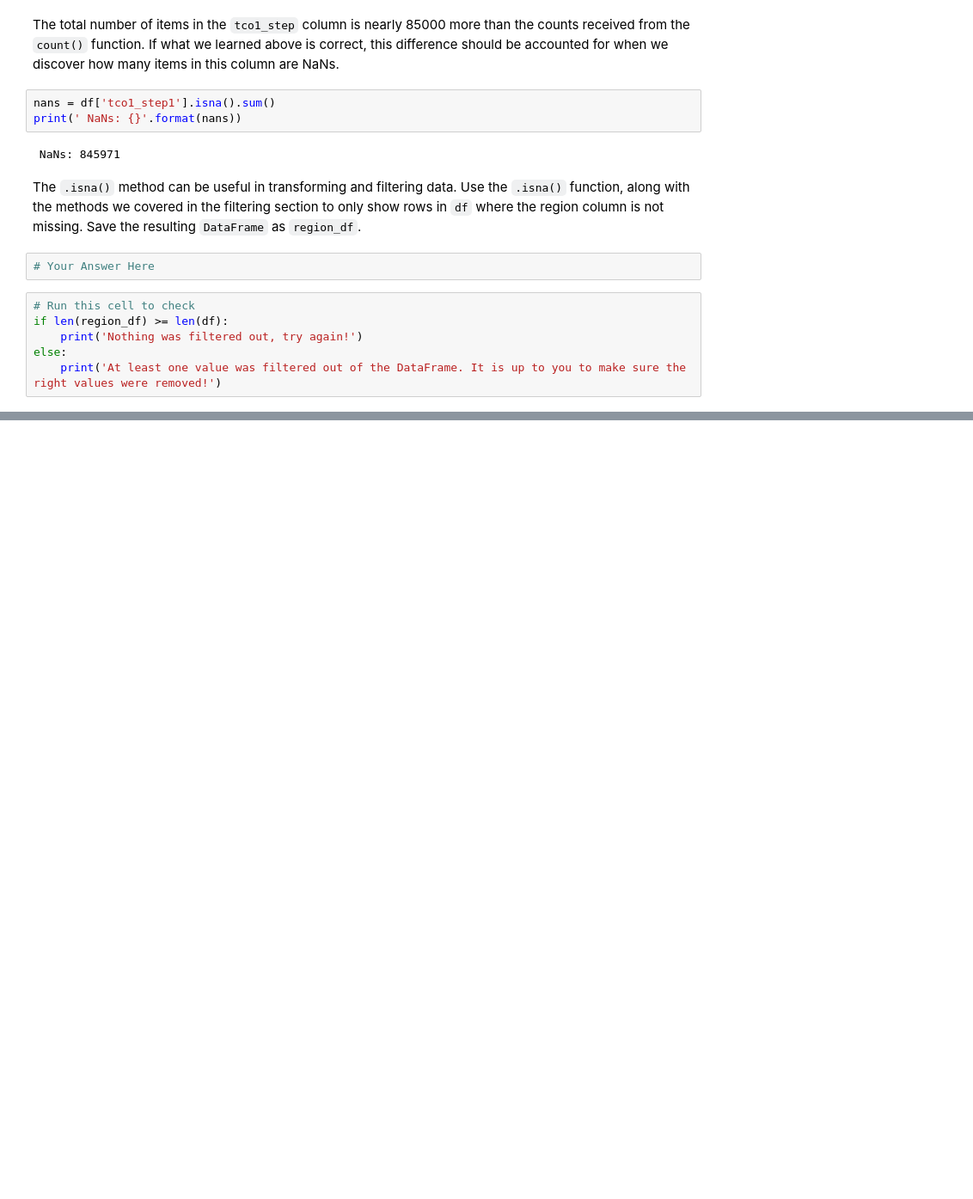
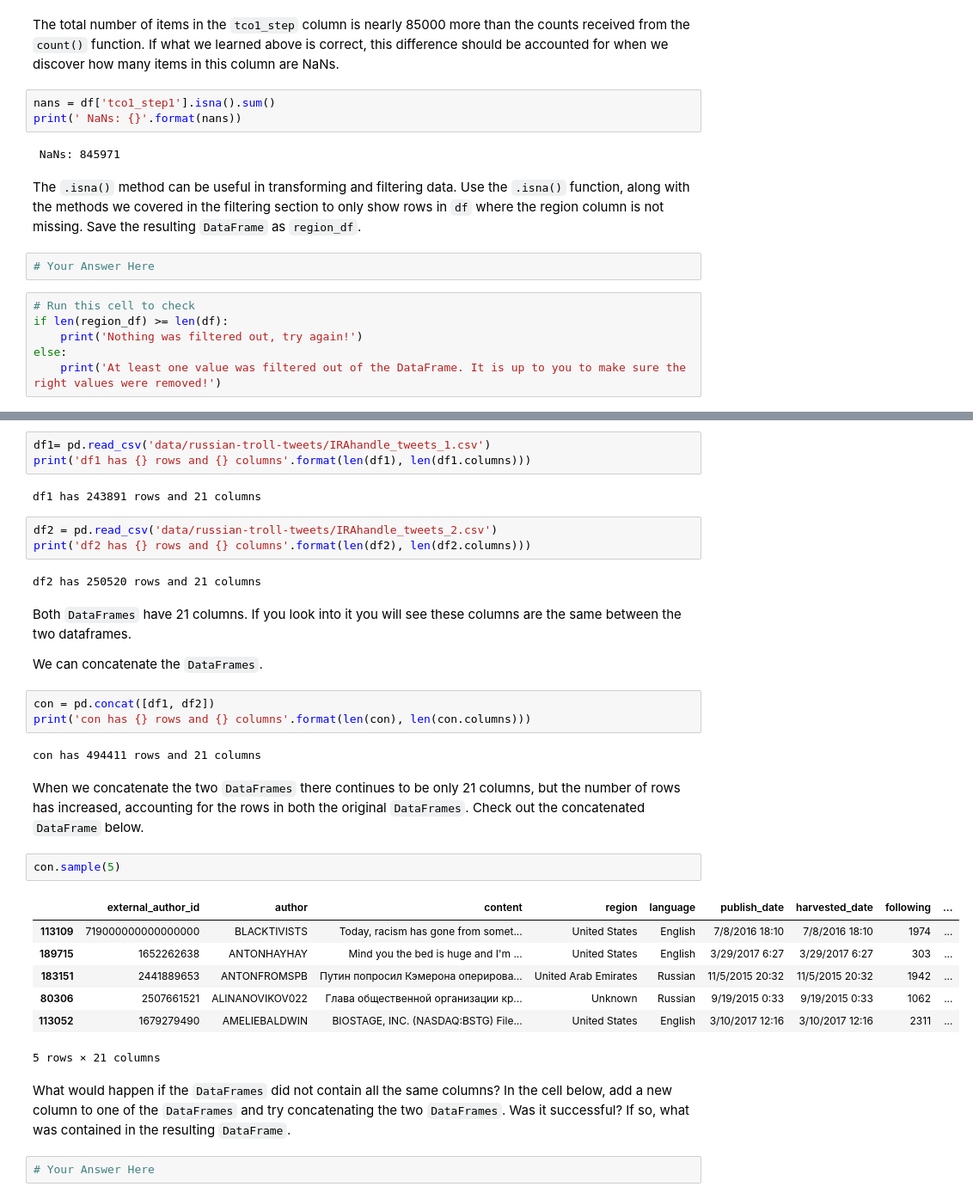
Before and after one commit to mclevey/GESIS_2020_Fundamentals, a Jupyter notebook: 03_pandas.ipynb, the cells around one changed output, grey strips where cells are left out. Shown at 86% size. Cells and saved outputs as stored; diff of their text form; blank space fills up the shorter version.

```diff
--- a/03_pandas.ipynb
+++ b/03_pandas.ipynb
@@ -1288,0 +1279,35 @@ median_followers.sort_values(ascending = False)[:35]
+# %%
+df1= pd.read_csv('data/russian-troll-tweets/IRAhandle_tweets_1.csv')
+print('df1 has {} rows and {} columns'.format(len(df1), len(df1.columns)))
+# %% [output]
+df1 has 243891 rows and 21 columns
+# %%
+df2 = pd.read_csv('data/russian-troll-tweets/IRAhandle_tweets_2.csv')
+print('df2 has {} rows and {} columns'.format(len(df2), len(df2.columns)))
+# %% [output]
+df2 has 250520 rows and 21 columns
+# %% [markdown]
+Both `DataFrames` have 21 columns. If you look into it you will see these columns are the same between the two dataframes.
+
+We can concatenate the `DataFrames`.
+# %%
+con = pd.concat([df1, df2])
+print('con has {} rows and {} columns'.format(len(con), len(con.columns)))
+# %% [output]
+con has 494411 rows and 21 columns
+# %% [markdown]
+When we concatenate the two `DataFrames` there continues to be only 21 columns, but the number of rows has increased, accounting for the rows in both the original `DataFrames`. Check out the concatenated `DataFrame` below.
+# %%
+con.sample(5)
+# %% [output]
+|  | external_author_id | author | content | region | language | publish_date | harvested_date | following | ... |
+| 113109 | 719000000000000000 | BLACKTIVISTS | Today, racism has gone from somet... | United States | English | 7/8/2016 18:10 | 7/8/2016 18:10 | 1974 | ... |
+| 189715 | 1652262638 | ANTONHAYHAY | Mind you the bed is huge and I'm ... | United States | English | 3/29/2017 6:27 | 3/29/2017 6:27 | 303 | ... |
+| 183151 | 2441889653 | ANTONFROMSPB | Путин попросил Кэмерона оперирова... | United Arab Emirates | Russian | 11/5/2015 20:32 | 11/5/2015 20:32 | 1942 | ... |
+| 80306 | 2507661521 | ALINANOVIKOV022 | Глава общественной организации кр... | Unknown | Russian | 9/19/2015 0:33 | 9/19/2015 0:33 | 1062 | ... |
+| 113052 | 1679279490 | AMELIEBALDWIN | BIOSTAGE, INC. (NASDAQ:BSTG) File... | United States | English | 3/10/2017 12:16 | 3/10/2017 12:16 | 2311 | ... |
+5 rows × 21 columns
+# %% [markdown]
+What would happen if the `DataFrames` did not contain all the same columns? In the cell below, add a new column to one of the `DataFrames` and try concatenating the two `DataFrames`. Was it successful? If so, what was contained in the resulting `DataFrame`.
+# %%
+# Your Answer Here
```
Also changed, not shown: parts of 32 cells of this notebook, 1 other file.
